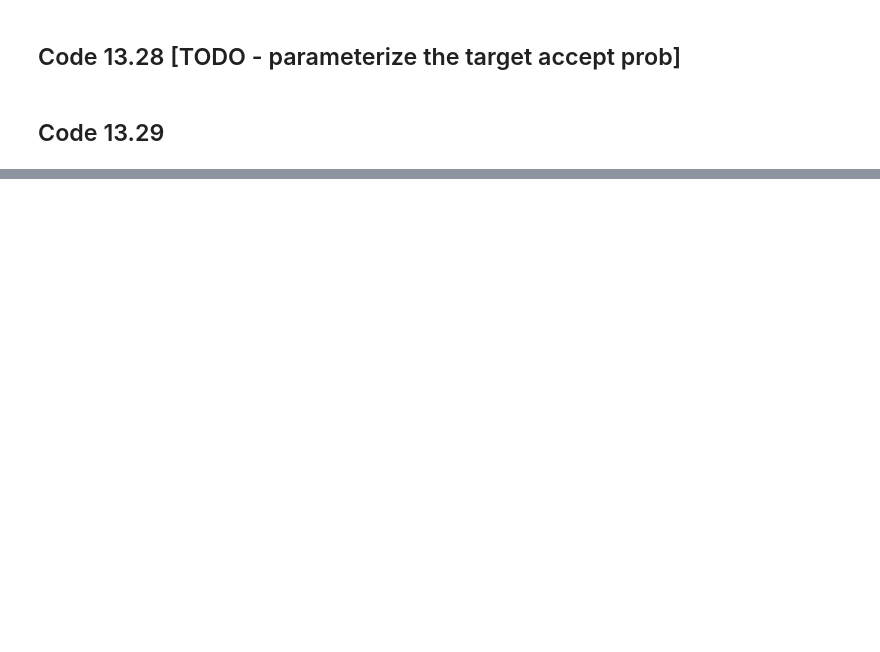
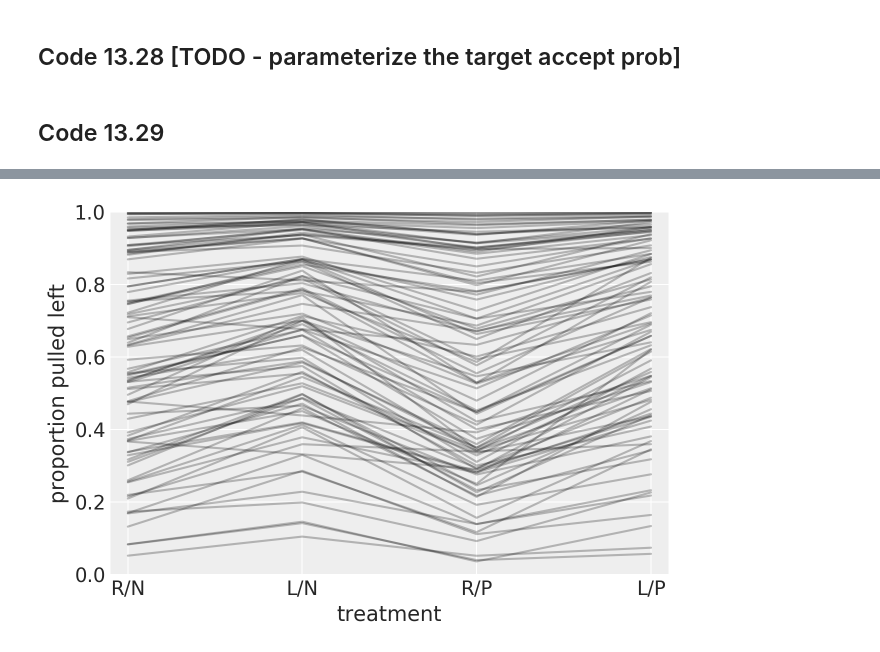
Before and after one commit to ksachdeva/rethinking-tensorflow-probability, a Jupyter notebook: notebooks/13_models_with_memory.ipynb, the cells around one changed output, grey strips where cells are left out. Saved outputs shown, nothing was run; the diff lists cells and outputs as text; code cells hidden in the pictures; blank space fills up the shorter version.

```diff
--- a/notebooks/13_models_with_memory.ipynb
+++ b/notebooks/13_models_with_memory.ipynb
@@ -1039 +1190,9 @@ bijectors = [
+# %%
+a_sim = tfd.Normal(loc=post["a_bar"].values[0], scale=post["sigma_a"].values[0]).sample()
+
+def p_link_asim(treatment):
+    logodds = a_sim + post["beta"].values[0][:, treatment]
+    return tf.sigmoid(logodds)
+
+p_raw_asim = np.array(list(map(p_link_asim, np.arange(4))))
 # %% [markdown]
@@ -1040,0 +1200,8 @@ bijectors = [
+# %%
+plt.subplot(xlabel="treatment", ylabel="proportion pulled left",
+            ylim=(0, 1), xlim=(0.9, 4.1))
+plt.gca().set(xticks=range(1, 5), xticklabels=["R/N", "L/N", "R/P", "L/P"])
+for i in range(100):
+    plt.plot(range(1, 5), p_raw_asim[:, i], color="k", alpha=0.25)
+# %% [output]
+[figure, added]
```
Also changed, not shown: parts of 43 cells of this notebook, 2 other files.
